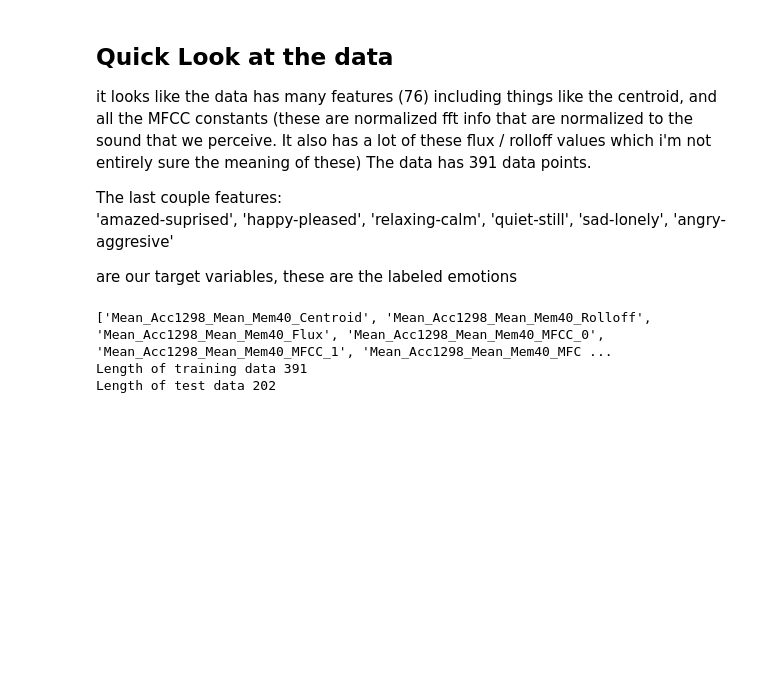
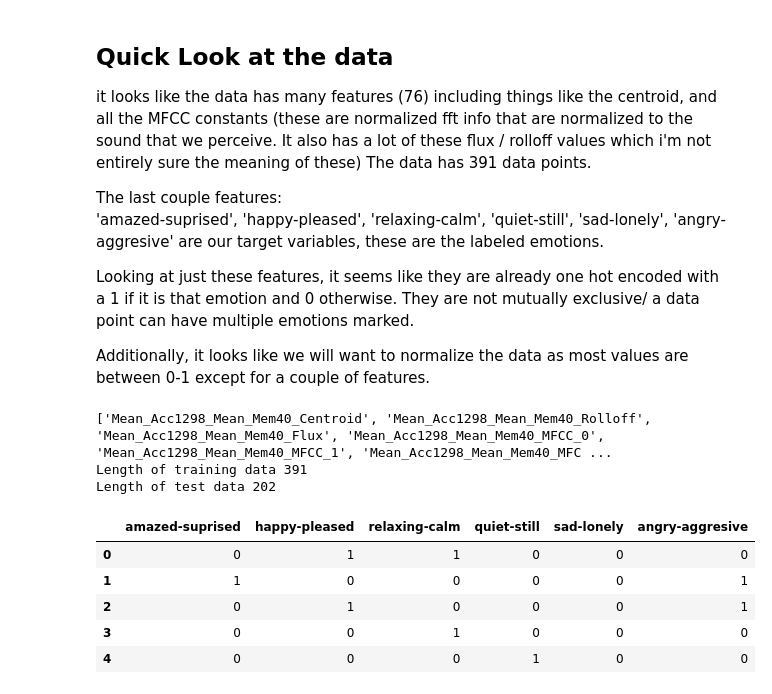
Before and after one commit to chuik633/MusicAnalysis, a Jupyter notebook: emotionDataExploration.ipynb, the cells around one changed output. Saved outputs shown, nothing was run; the diff lists cells and outputs as text; code cells hidden in the pictures; blank space fills up the shorter version.

```diff
--- a/emotionDataExploration.ipynb
+++ b/emotionDataExploration.ipynb
@@ -25,8 +28,11 @@ The last couple features:
  'quiet-still',
  'sad-lonely',
  'angry-aggresive'
+ are our target variables, these are the labeled emotions.
 
- are our target variables, these are the labeled emotions
+ Looking at just these features, it seems like they are already one hot encoded with a 1 if it is that emotion and 0 otherwise. They are not mutually exclusive/ a data point can have multiple emotions marked.
+
+ Additionally, it looks like we will want to normalize the data as most values are between 0-1 except for a couple of features.
 # %%
 #training data
 with open(train_arff) as f:
@@ -45,3 +51,20 @@ print("Length of test data", len(test_df))
 ['Mean_Acc1298_Mean_Mem40_Centroid', 'Mean_Acc1298_Mean_Mem40_Rolloff', 'Mean_Acc1298_Mean_Mem40_Flux', 'Mean_Acc1298_Mean_Mem40_MFCC_0', 'Mean_Acc1298_Mean_Mem40_MFCC_1', 'Mean_Acc1298_Mean_Mem40_MFC ...
 Length of training data 391
 Length of test data 202
+# %%
+emotion_features = ['amazed-suprised',
+ 'happy-pleased',
+ 'relaxing-calm',
+ 'quiet-still',
+ 'sad-lonely',
+ 'angry-aggresive']
+ignore_features = ['BH_LowPeakAmp', 'BH_LowPeakBPM', 'BH_HighPeakAmp', 'BH_HighPeakBPM', 'BH_HighLowRatio', 'BHSUM1', 'BHSUM2', 'BHSUM3']
+audio_features = [feature for feature in train_df.columns if feature not in emotion_features and feature not in ignore_features]
+train_df[emotion_features].head()
+# %% [output]
+|  | amazed-suprised | happy-pleased | relaxing-calm | quiet-still | sad-lonely | angry-aggresive |
+| 0 | 0 | 1 | 1 | 0 | 0 | 0 |
+| 1 | 1 | 0 | 0 | 0 | 0 | 1 |
+| 2 | 0 | 1 | 0 | 0 | 0 | 1 |
+| 3 | 0 | 0 | 1 | 0 | 0 | 0 |
+| 4 | 0 | 0 | 0 | 1 | 0 | 0 |
```
Also changed, not shown: parts of 12 cells of this notebook, 1 other file.
